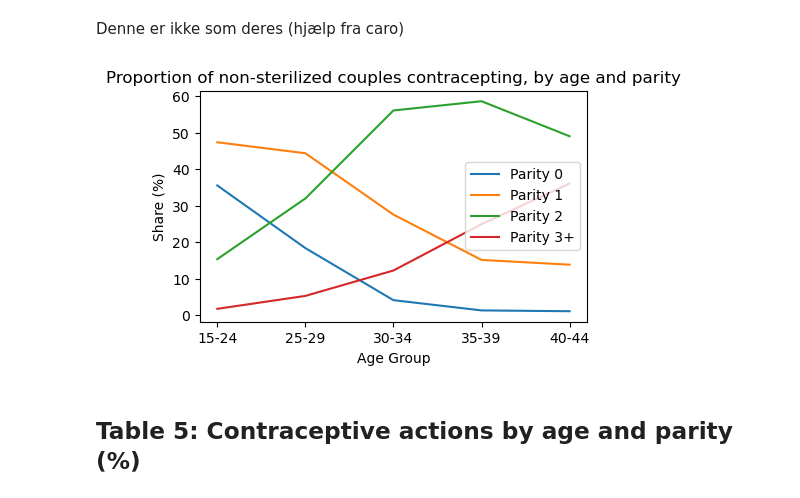
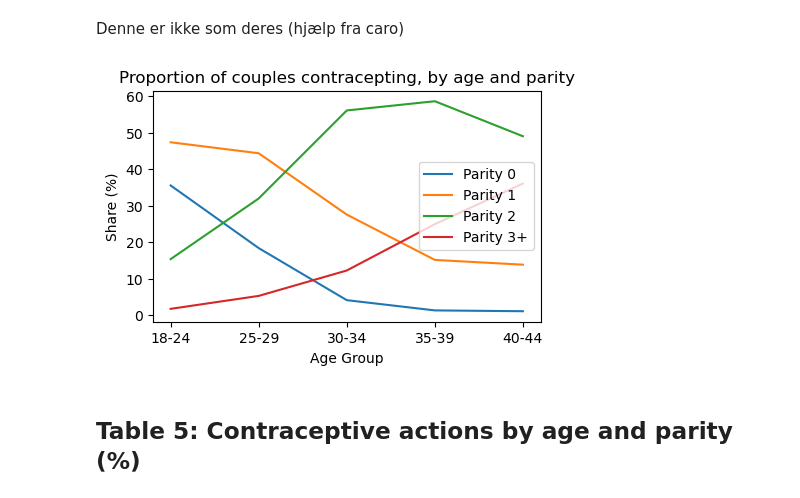
Before and after one commit to juliekrabek123/dynamic_cbjk, a Jupyter notebook: data.ipynb, the cells around one changed output. Cells and saved outputs as stored; diff of their text form; code cells hidden in the pictures.

```diff
--- a/data.ipynb
+++ b/data.ipynb
@@ -71,8 +68,9 @@ data = {
 df_1 = pd.DataFrame(data)
 df_1 = df_1.astype(int)
 df_1 = df_1[df_1['cc'] != 3]
-# dropper åar, som kun optræder 1 gang
-df_1 = df_1.groupby('idx').filter(lambda x: len(x) > 1).reset_index(drop=True)
+# dropper par, som kun optræder 1 gang
+df_1 = df_1.groupby('idx').filter(lambda x: len(x) > 1).reset_index(drop=True).reset_index(drop=True)
+# len(df_1['idx'].unique())
 # %% [markdown]
 # Education destribution for wife and housband
 # %%
@@ -216,7 +210,7 @@ Denne er ikke som deres (hjælp fra caro)
 # %%
 # Define the age group bins and labels
 age_bins = [0, 25, 30, 35, 40, 45]
-age_labels = ['15-24', '25-29', '30-34', '35-39','40-44']
+age_labels = ['18-24', '25-29', '30-34', '35-39','40-44']
 
 # copy the data
 df_3 = df_1.copy()
@@ -251,35 +245,35 @@ grouped_data_share_1 = grouped_data_share[grouped_data_share['x'] == 1]
 grouped_data_share_2 = grouped_data_share[grouped_data_share['x'] == 2]
 grouped_data_share_3 = grouped_data_share[grouped_data_share['x'] == '3+']
 
 plt.figure(figsize=(5, 3))
 plt.plot(grouped_data_share_0['age_group'], grouped_data_share_0['Share'], label=f'Parity 0')
 plt.plot(grouped_data_share_1['age_group'], grouped_data_share_1['Share'], label=f'Parity 1')
 plt.plot(grouped_data_share_2['age_group'], grouped_data_share_2['Share'], label=f'Parity 2')
 plt.plot(grouped_data_share_3['age_group'], grouped_data_share_3['Share'], label=f'Parity 3+')
 
 plt.xlabel('Age Group')
 plt.ylabel('Share (%)')
-plt.title('Proportion of non-sterilized couples contracepting, by age and parity')
+plt.title('Proportion of couples contracepting, by age and parity')
 plt.legend()
 plt.show()
 
 # # Save the figure as an image file
 # plt.savefig('figure.png', dpi=300)  # Change the file extension to save as a different image format
 
 # # Alternatively, save the figure as a PDF file
 # plt.savefig('figure.pdf', bbox_inches='tight')
 
 # # Close the figure to free up memory
 # plt.close()
 
 # \begin{figure}
 #     \centering
 #     \includegraphics[width=0.8\textwidth]{figure.png}  % Replace 'figure.png' with the actual filename
 #     \caption{Proportion of non-sterilized couples contracepting, by age and parity}
 #     \label{fig:proportion}
 # \end{figure}
 # %% [output]
-[figure, old version]
+[figure, new version]
 # %% [markdown]
 ## Table 5: Contraceptive actions by age and parity (%)
 # %%
```
Also changed, not shown: parts of 14 cells of this notebook, 1 other file.
